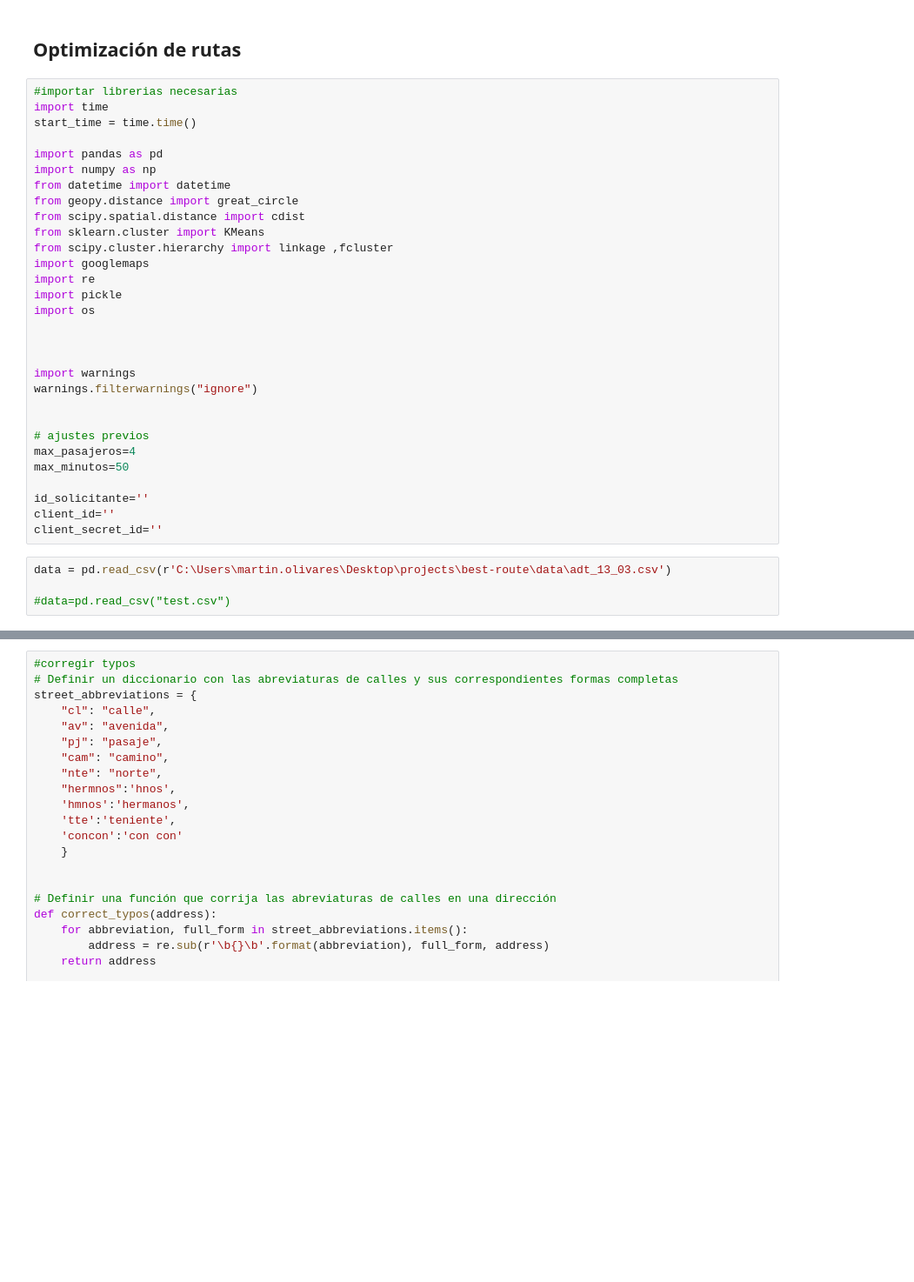
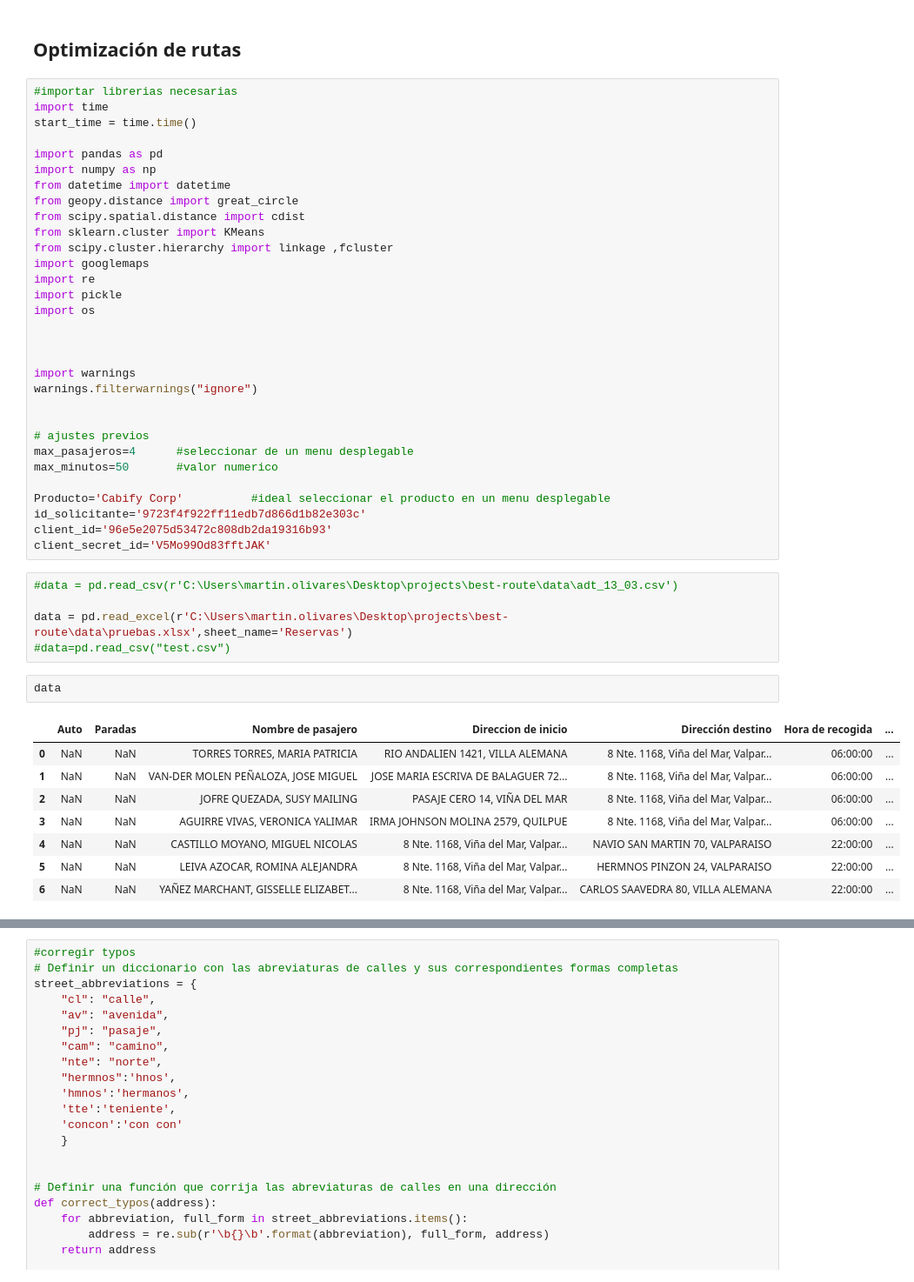
Before and after one commit to martinnnsss/best-route, a Jupyter notebook: routes_1.0.ipynb, the cells around one changed output, grey strips where cells are left out. Shown at 87% size. Cells and saved outputs as stored; diff of their text form; blank space fills up the shorter version.

```diff
--- a/routes_1.0.ipynb
+++ b/routes_1.0.ipynb
@@ -24,16 +24,29 @@ warnings.filterwarnings("ignore")
 
 
 # ajustes previos
-max_pasajeros=4
-max_minutos=50
+max_pasajeros=4      #seleccionar de un menu desplegable
+max_minutos=50       #valor numerico
 
-id_solicitante=''
-client_id=''
-client_secret_id=''
+Producto='Cabify Corp'          #ideal seleccionar el producto en un menu desplegable
+id_solicitante='9723f4f922ff11edb7d866d1b82e303c'
+client_id='96e5e2075d53472c808db2da19316b93'
+client_secret_id='V5Mo99Od83fftJAK'
 # %%
-data = pd.read_csv(r'C:\Users\martin.olivares\Desktop\projects\best-route\data\adt_13_03.csv')
+#data = pd.read_csv(r'C:\Users\martin.olivares\Desktop\projects\best-route\data\adt_13_03.csv')
 
+data = pd.read_excel(r'C:\Users\martin.olivares\Desktop\projects\best-route\data\pruebas.xlsx',sheet_name='Reservas')
 #data=pd.read_csv("test.csv")
+# %%
+data
+# %% [output]
+|  | Auto | Paradas | Nombre de pasajero | Direccion de inicio | Dirección destino | Hora de recogida | ... |
+| 0 | NaN | NaN | TORRES TORRES, MARIA PATRICIA | RIO ANDALIEN 1421, VILLA ALEMANA | 8 Nte. 1168, Viña del Mar, Valpar... | 06:00:00 | ... |
+| 1 | NaN | NaN | VAN-DER MOLEN PEÑALOZA, JOSE MIGUEL | JOSE MARIA ESCRIVA DE BALAGUER 72... | 8 Nte. 1168, Viña del Mar, Valpar... | 06:00:00 | ... |
+| 2 | NaN | NaN | JOFRE QUEZADA, SUSY MAILING | PASAJE CERO 14, VIÑA DEL MAR | 8 Nte. 1168, Viña del Mar, Valpar... | 06:00:00 | ... |
+| 3 | NaN | NaN | AGUIRRE VIVAS, VERONICA YALIMAR | IRMA JOHNSON MOLINA 2579, QUILPUE | 8 Nte. 1168, Viña del Mar, Valpar... | 06:00:00 | ... |
+| 4 | NaN | NaN | CASTILLO MOYANO, MIGUEL NICOLAS | 8 Nte. 1168, Viña del Mar, Valpar... | NAVIO SAN MARTIN 70, VALPARAISO | 22:00:00 | ... |
+| 5 | NaN | NaN | LEIVA AZOCAR, ROMINA ALEJANDRA | 8 Nte. 1168, Viña del Mar, Valpar... | HERMNOS PINZON 24, VALPARAISO | 22:00:00 | ... |
+| 6 | NaN | NaN | YAÑEZ MARCHANT, GISSELLE ELIZABET... | 8 Nte. 1168, Viña del Mar, Valpar... | CARLOS SAAVEDRA 80, VILLA ALEMANA | 22:00:00 | ... |
 # %%
 #limpiar data
 
```
Also changed, not shown: parts of 11 cells of this notebook.
